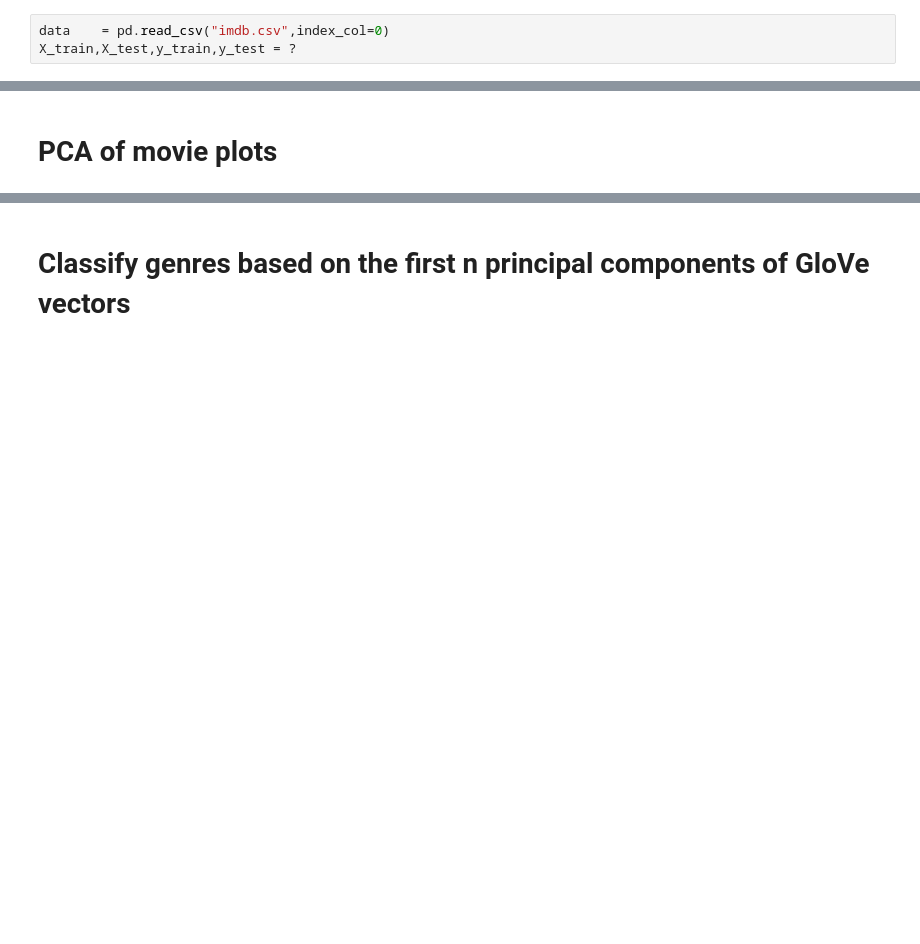
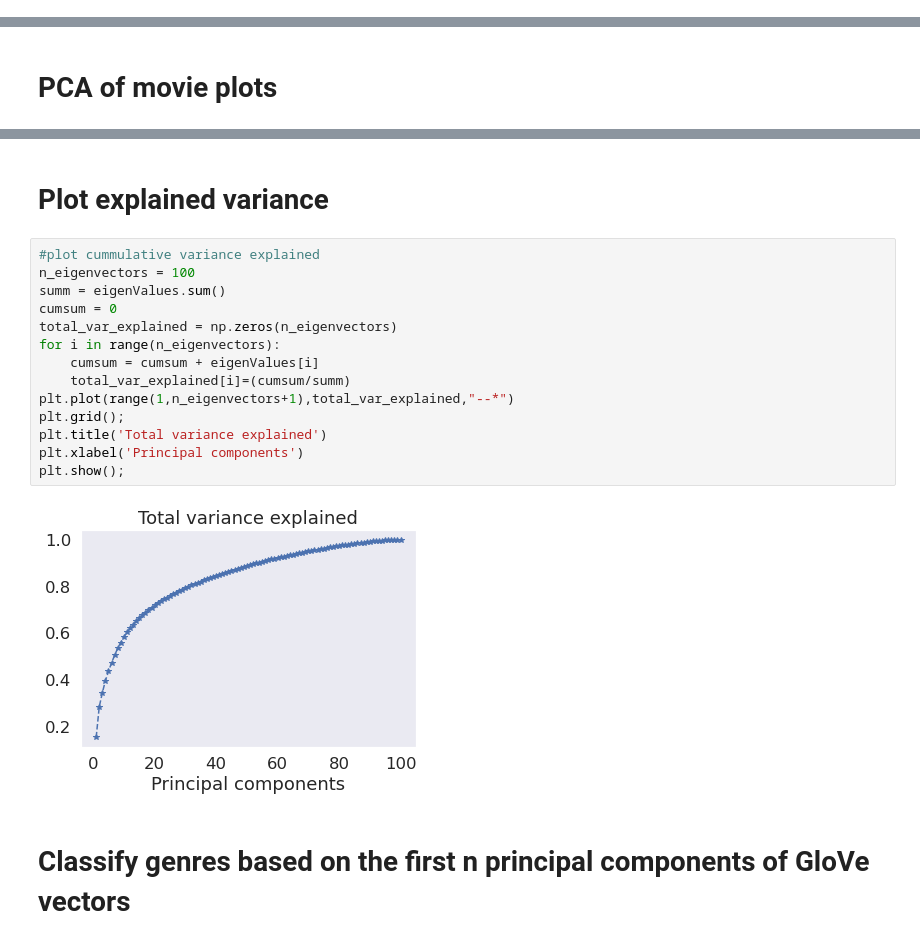
Before and after one commit to Marcrulo/SignalsExam, a Jupyter notebook: Group13.ipynb, the cells around one changed output, grey strips where cells are left out. Drawn from its saved outputs; the diff is of its cells as text; blank space fills up the shorter version.

```diff
--- a/Group13.ipynb
+++ b/Group13.ipynb
@@ -14,6 +26,3 @@ from sklearn.metrics import classification_report,accuracy_score,balanced_accura
 # 1. TEXT CLASSIFICATION: IMDB data
 # %% [markdown]
 # Load data
-# %%
-data    = pd.read_csv("imdb.csv",index_col=0)
-X_train,X_test,y_train,y_test = ?
@@ -52,2 +199,20 @@ def clean(text):
+# %% [markdown]
+# Plot explained variance
+# %%
+#plot cummulative variance explained
+n_eigenvectors = 100
+summ = eigenValues.sum()
+cumsum = 0
+total_var_explained = np.zeros(n_eigenvectors)
+for i in range(n_eigenvectors):
+    cumsum = cumsum + eigenValues[i]
+    total_var_explained[i]=(cumsum/summ)
+plt.plot(range(1,n_eigenvectors+1),total_var_explained,"--*")
+plt.grid();
+plt.title('Total variance explained')
+plt.xlabel('Principal components')
+plt.show();
+# %% [output]
+[figure, added]
 # %% [markdown]
 # Classify genres based on the first n principal components of GloVe vectors
```
Also changed, not shown: parts of 54 cells of this notebook.
